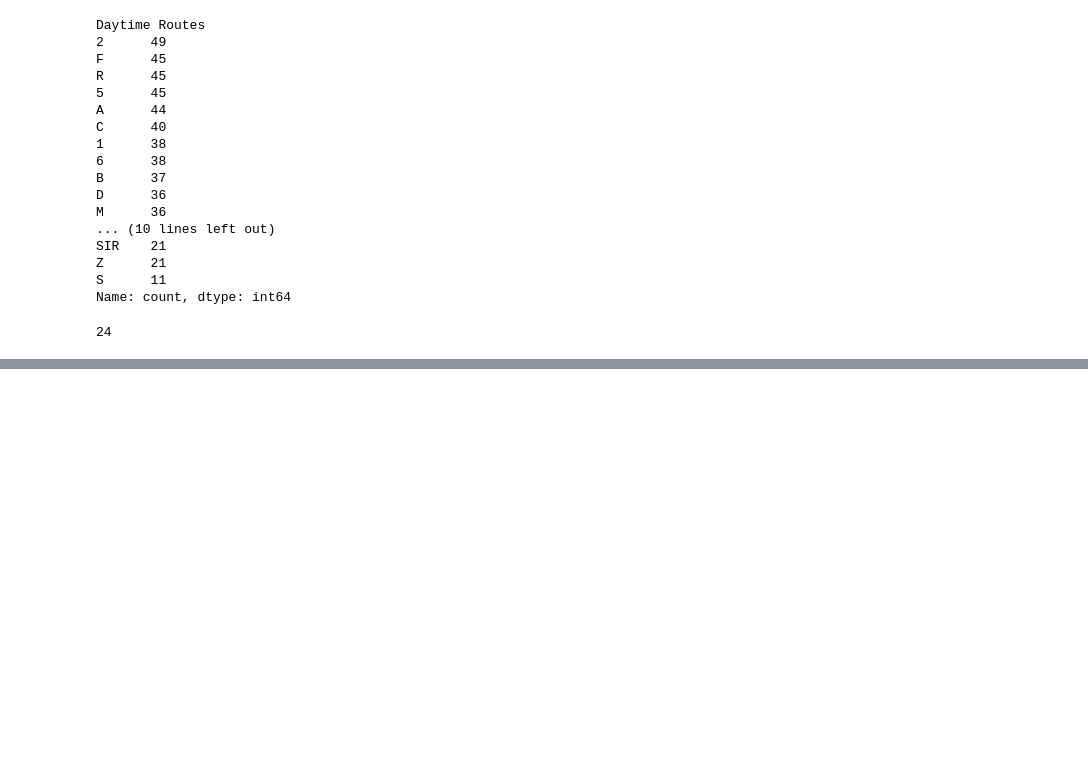
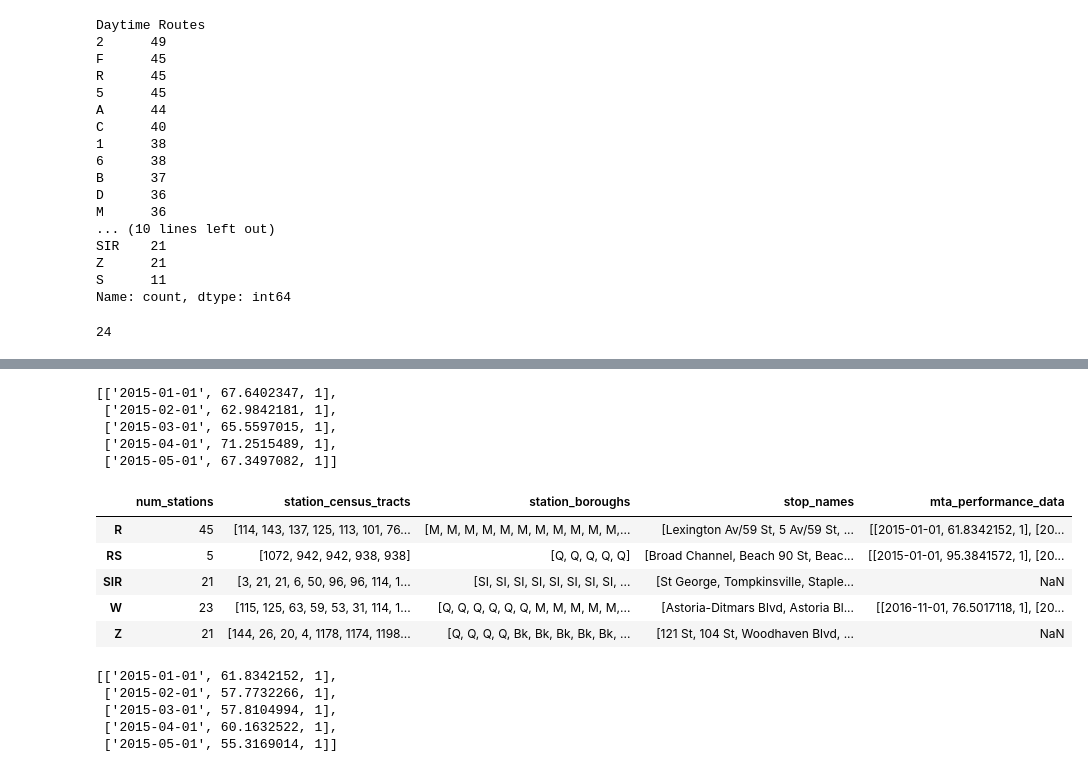
Before and after one commit to tali0n-git/NYC_Public_Schools_Analysis, a Jupyter notebook: MTA_Data_Analysis_Notebooks/MTA_Subway_Groupings.ipynb, the cells around one changed output, grey strips where cells are left out. Cells and saved outputs as stored; diff of their text form; code cells hidden in the pictures; blank space fills up the shorter version.

```diff
--- a/MTA_Data_Analysis_Notebooks/MTA_Subway_Groupings.ipynb
+++ b/MTA_Data_Analysis_Notebooks/MTA_Subway_Groupings.ipynb
@@ -141,0 +305,14 @@ len(stations_expanded['Daytime Routes'].unique())
+# %%
+def grouped_to_dict(grouped_df):
+    """
+    Convert a grouped DataFrame into a dictionary where:
+    - Key: the group name (station/route)
+    - Value: dictionary containing all grouped data
+    """
+    result = {}
+    for station, row in grouped_df.iterrows():
+        result[station] = row.to_dict()
+    return result
+
+subway_dict = grouped_to_dict(stations_grouped)
+subway_dict['J']
@@ -141,0 +337,33 @@ len(stations_expanded['Daytime Routes'].unique())
+# %%
+for indx, row in mta_metrics.iterrows():
+    if row['line'] in subway_dict:
+        if 'mta_performance_data' not in subway_dict[row['line']]:
+            subway_dict[row['line']]['mta_performance_data'] = []
+        subway_dict[row['line']]['mta_performance_data'].append([row['month'], row['terminal_on_time_performance'], row['day_type']])
+# %%
+subway_dict['A']['mta_performance_data'][:5]
+# %% [output]
+[['2015-01-01', 67.6402347, 1],
+ ['2015-02-01', 62.9842181, 1],
+ ['2015-03-01', 65.5597015, 1],
+ ['2015-04-01', 71.2515489, 1],
+ ['2015-05-01', 67.3497082, 1]]
+# %%
+subway_df = pd.DataFrame.from_dict(subway_dict, orient='index')
+
+subway_df.tail()
+# %% [output]
+|  | num_stations | station_census_tracts | station_boroughs | stop_names | mta_performance_data |
+| R | 45 | [114, 143, 137, 125, 113, 101, 76... | [M, M, M, M, M, M, M, M, M, M, M,... | [Lexington Av/59 St, 5 Av/59 St, ... | [[2015-01-01, 61.8342152, 1], [20... |
+| RS | 5 | [1072, 942, 942, 938, 938] | [Q, Q, Q, Q, Q] | [Broad Channel, Beach 90 St, Beac... | [[2015-01-01, 95.3841572, 1], [20... |
+| SIR | 21 | [3, 21, 21, 6, 50, 96, 96, 114, 1... | [SI, SI, SI, SI, SI, SI, SI, SI, ... | [St George, Tompkinsville, Staple... | NaN |
+| W | 23 | [115, 125, 63, 59, 53, 31, 114, 1... | [Q, Q, Q, Q, Q, Q, M, M, M, M, M,... | [Astoria-Ditmars Blvd, Astoria Bl... | [[2016-11-01, 76.5017118, 1], [20... |
+| Z | 21 | [144, 26, 20, 4, 1178, 1174, 1198... | [Q, Q, Q, Q, Bk, Bk, Bk, Bk, Bk, ... | [121 St, 104 St, Woodhaven Blvd, ... | NaN |
+# %%
+subway_df.loc['R']['mta_performance_data'][:5]
+# %% [output]
+[['2015-01-01', 61.8342152, 1],
+ ['2015-02-01', 57.7732266, 1],
+ ['2015-03-01', 57.8104994, 1],
+ ['2015-04-01', 60.1632522, 1],
+ ['2015-05-01', 55.3169014, 1]]
```
Also changed, not shown: parts of 15 cells of this notebook.
